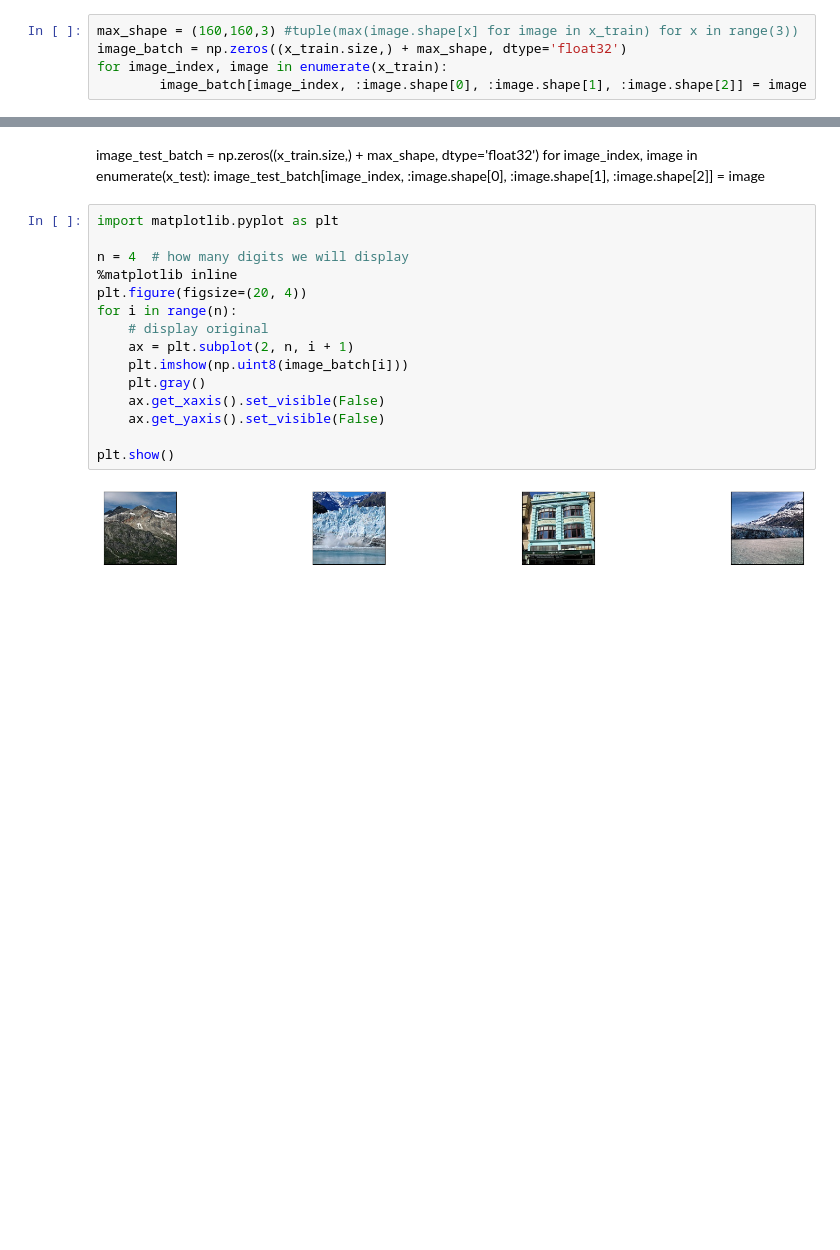
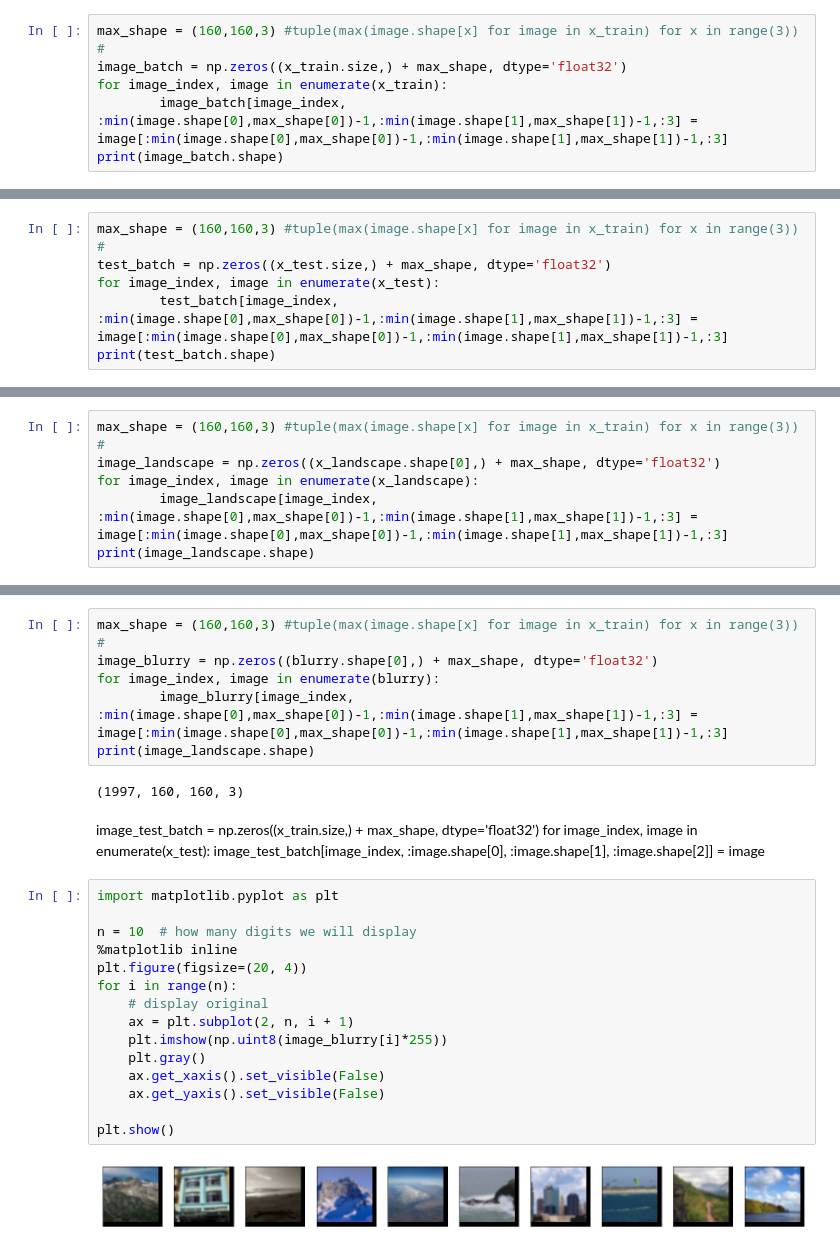
Before and after one commit to hziya/sharpen-moon-picture, a Jupyter notebook: moon-picture.ipynb, the cells around one changed output, grey strips where cells are left out. Saved outputs shown, nothing was run; the diff lists cells and outputs as text; blank space fills up the shorter version.

```diff
--- a/moon-picture.ipynb
+++ b/moon-picture.ipynb
@@ -30,5 +36,6 @@ img.show()
 # %%
-max_shape = (160,160,3) #tuple(max(image.shape[x] for image in x_train) for x in range(3))
+max_shape = (160,160,3) #tuple(max(image.shape[x] for image in x_train) for x in range(3)) #
 image_batch = np.zeros((x_train.size,) + max_shape, dtype='float32')
 for image_index, image in enumerate(x_train):
-        image_batch[image_index, :image.shape[0], :image.shape[1], :image.shape[2]] = image
+        image_batch[image_index, :min(image.shape[0],max_shape[0])-1,:min(image.shape[1],max_shape[1])-1,:3] = image[:min(image.shape[0],max_shape[0])-1,:min(image.shape[1],max_shape[1])-1,:3]
+print(image_batch.shape)
@@ -34,0 +44,6 @@ for image_index, image in enumerate(x_train):
+# %%
+max_shape = (160,160,3) #tuple(max(image.shape[x] for image in x_train) for x in range(3)) #
+test_batch = np.zeros((x_test.size,) + max_shape, dtype='float32')
+for image_index, image in enumerate(x_test):
+        test_batch[image_index, :min(image.shape[0],max_shape[0])-1,:min(image.shape[1],max_shape[1])-1,:3] = image[:min(image.shape[0],max_shape[0])-1,:min(image.shape[1],max_shape[1])-1,:3]
+print(test_batch.shape)
@@ -34,0 +52,6 @@ for image_index, image in enumerate(x_train):
+# %%
+max_shape = (160,160,3) #tuple(max(image.shape[x] for image in x_train) for x in range(3)) #
+image_landscape = np.zeros((x_landscape.shape[0],) + max_shape, dtype='float32')
+for image_index, image in enumerate(x_landscape):
+        image_landscape[image_index, :min(image.shape[0],max_shape[0])-1,:min(image.shape[1],max_shape[1])-1,:3] = image[:min(image.shape[0],max_shape[0])-1,:min(image.shape[1],max_shape[1])-1,:3]
+print(image_landscape.shape)
@@ -35,3 +60,11 @@ for image_index, image in enumerate(x_train):
+# %%
+max_shape = (160,160,3) #tuple(max(image.shape[x] for image in x_train) for x in range(3)) #
+image_blurry = np.zeros((blurry.shape[0],) + max_shape, dtype='float32')
+for image_index, image in enumerate(blurry):
+        image_blurry[image_index, :min(image.shape[0],max_shape[0])-1,:min(image.shape[1],max_shape[1])-1,:3] = image[:min(image.shape[0],max_shape[0])-1,:min(image.shape[1],max_shape[1])-1,:3]
+print(image_landscape.shape)
+# %% [output]
+(1997, 160, 160, 3)
 # %% [markdown]
 image_test_batch = np.zeros((x_train.size,) + max_shape, dtype='float32')
 for image_index, image in enumerate(x_test):
@@ -39,19 +72,19 @@ for image_index, image in enumerate(x_test):
 # %%
 import matplotlib.pyplot as plt
 
-n = 4  # how many digits we will display
+n = 10  # how many digits we will display
 %matplotlib inline
 plt.figure(figsize=(20, 4))
 for i in range(n):
     # display original
     ax = plt.subplot(2, n, i + 1)
-    plt.imshow(np.uint8(image_batch[i]))
+    plt.imshow(np.uint8(image_blurry[i]*255))
     plt.gray()
     ax.get_xaxis().set_visible(False)
     ax.get_yaxis().set_visible(False)
 
 plt.show()
 # %% [output]
-[figure, old version]
+[figure, new version]
 # %%
 # The encoding process
```
Also changed, not shown: parts of 23 cells of this notebook.
